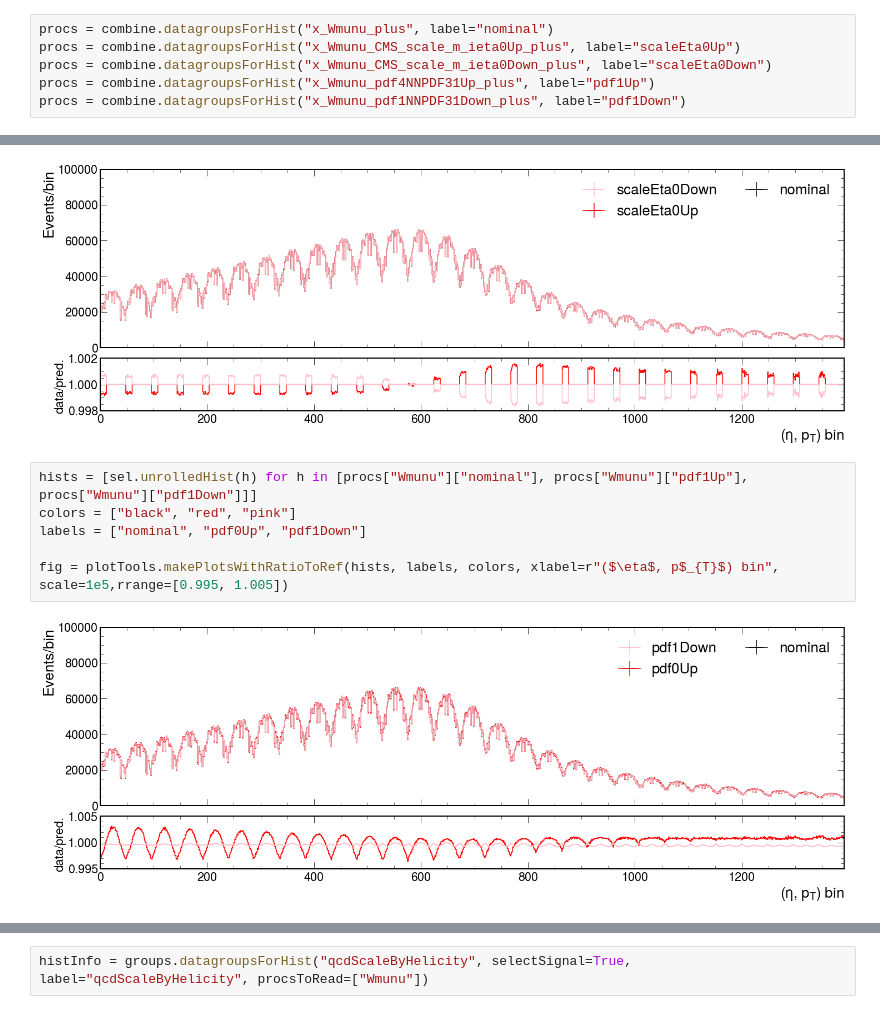
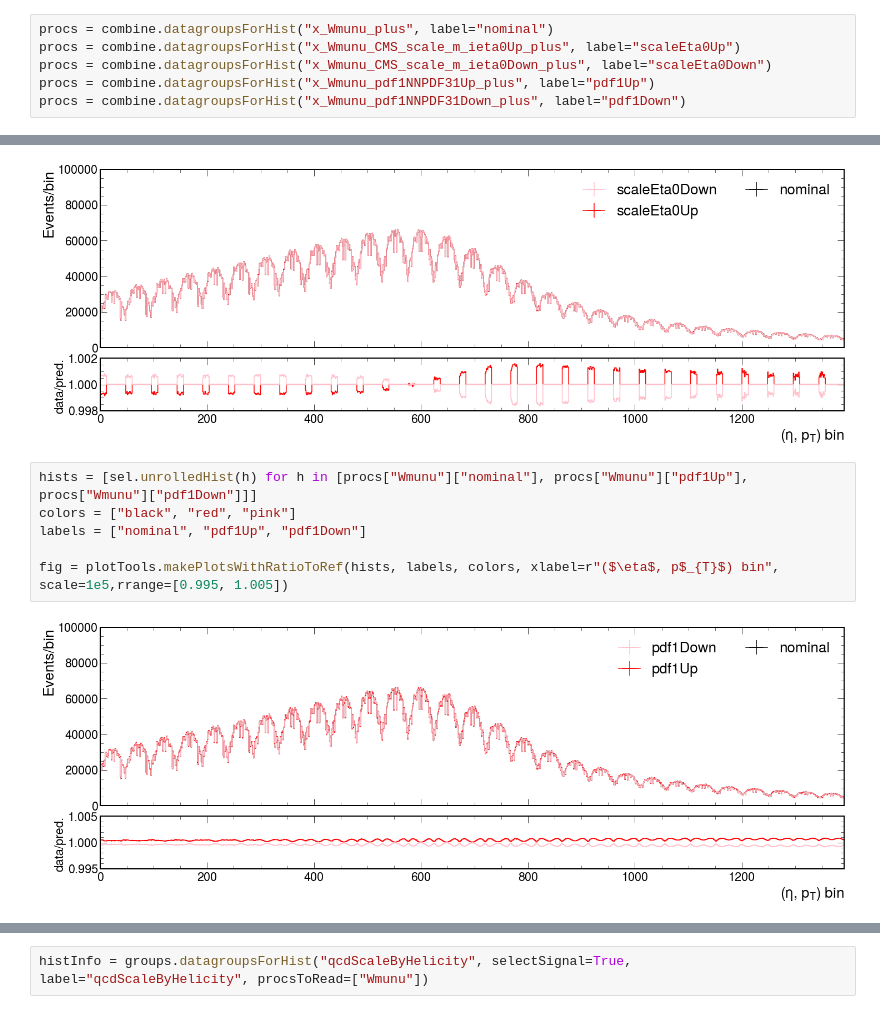
Before and after one commit to bendavid/WRemnants, a Jupyter notebook: notebooks/systsScratch.ipynb, the cells around one changed output, grey strips where cells are left out. Saved outputs shown, nothing was run; the diff lists cells and outputs as text.

```diff
--- a/notebooks/systsScratch.ipynb
+++ b/notebooks/systsScratch.ipynb
@@ -34,7 +55,7 @@ combine = datagroups2016("../temp/WMassCombineInput.root")
 procs = combine.datagroupsForHist("x_Wmunu_plus", label="nominal")
 procs = combine.datagroupsForHist("x_Wmunu_CMS_scale_m_ieta0Up_plus", label="scaleEta0Up")
 procs = combine.datagroupsForHist("x_Wmunu_CMS_scale_m_ieta0Down_plus", label="scaleEta0Down")
-procs = combine.datagroupsForHist("x_Wmunu_pdf4NNPDF31Up_plus", label="pdf1Up")
+procs = combine.datagroupsForHist("x_Wmunu_pdf1NNPDF31Up_plus", label="pdf1Up")
 procs = combine.datagroupsForHist("x_Wmunu_pdf1NNPDF31Down_plus", label="pdf1Down")
 # %%
 hh.divideHists(procs["Wmunu"]["scaleEta0Up"], procs["Wmunu"]["nominal"]).plot()
@@ -70,8 +87,8 @@ fig = plotTools.makePlotsWithRatioToRef(hists, labels, colors, xlabel=r"($\eta$,
 # %%
 hists = [sel.unrolledHist(h) for h in [procs["Wmunu"]["nominal"], procs["Wmunu"]["pdf1Up"], procs["Wmunu"]["pdf1Down"]]]
 colors = ["black", "red", "pink"]
-labels = ["nominal", "pdf0Up", "pdf1Down"]
+labels = ["nominal", "pdf1Up", "pdf1Down"]
 
 fig = plotTools.makePlotsWithRatioToRef(hists, labels, colors, xlabel=r"($\eta$, p$_{T}$) bin", scale=1e5,rrange=[0.995, 1.005])
 # %% [output]
-[figure, old version]
+[figure, new version]
```
Also changed, not shown: parts of 18 cells of this notebook.
